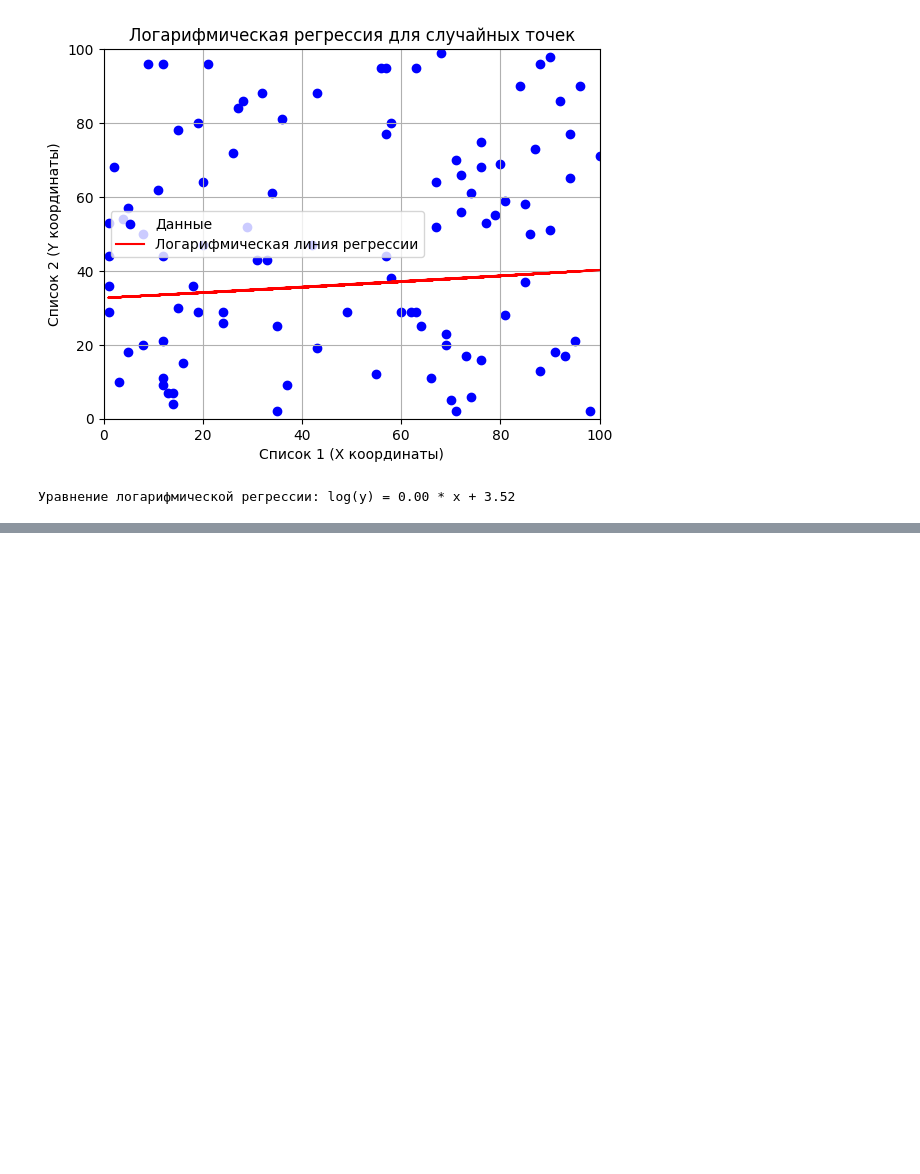
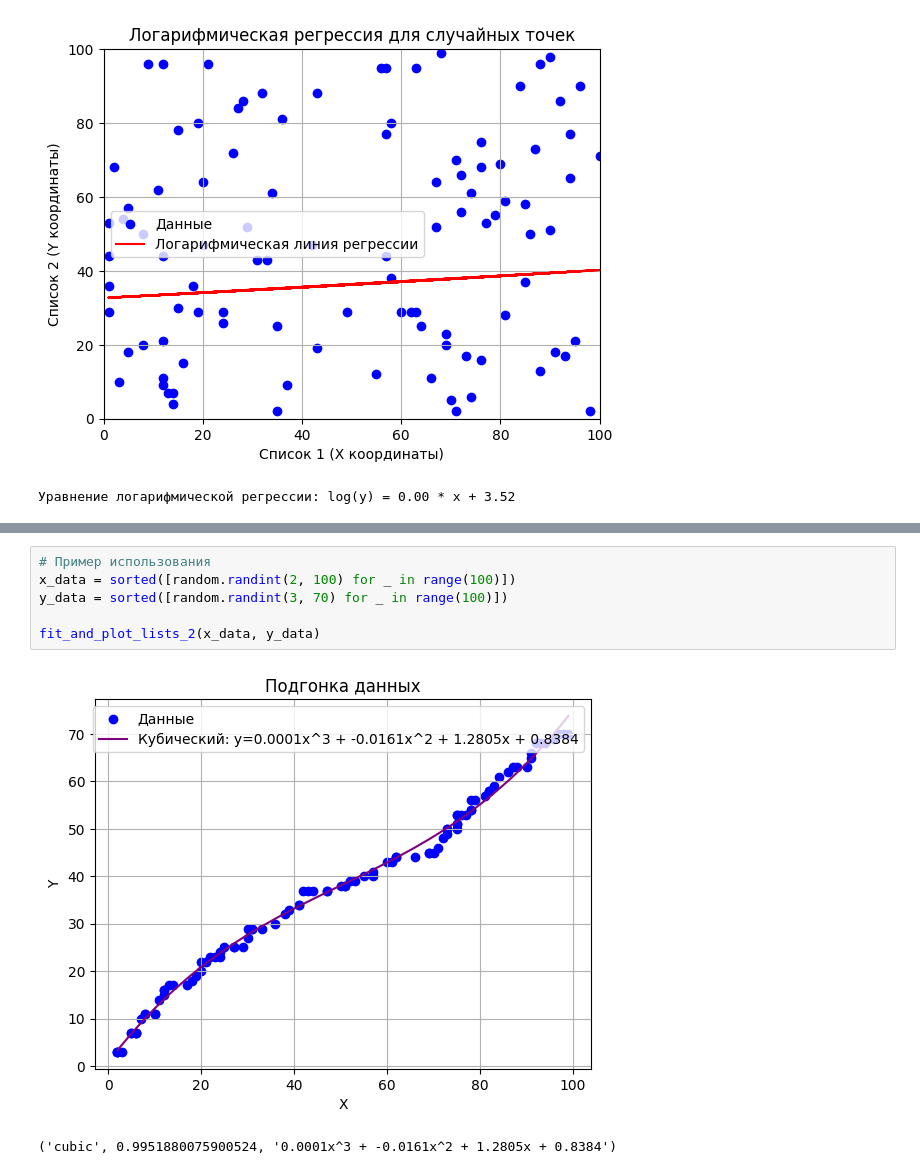
Before and after one commit to KosterioKim/Seisma, a Jupyter notebook: neavnie_svazi.ipynb, the cells around one changed output, grey strips where cells are left out. Cells and saved outputs as stored; diff of their text form; blank space fills up the shorter version.

```diff
--- a/neavnie_svazi.ipynb
+++ b/neavnie_svazi.ipynb
@@ -158,0 +413,9 @@ print(f"Уравнение логарифмической регрессии: lo
+# %%
+# Пример использования
+x_data = sorted([random.randint(2, 100) for _ in range(100)])
+y_data = sorted([random.randint(3, 70) for _ in range(100)])
+
+fit_and_plot_lists_2(x_data, y_data)
+# %% [output]
+[figure, added]
+('cubic', 0.9951880075900524, '0.0001x^3 + -0.0161x^2 + 1.2805x + 0.8384')
```
Also changed, not shown: parts of 4 cells of this notebook.
